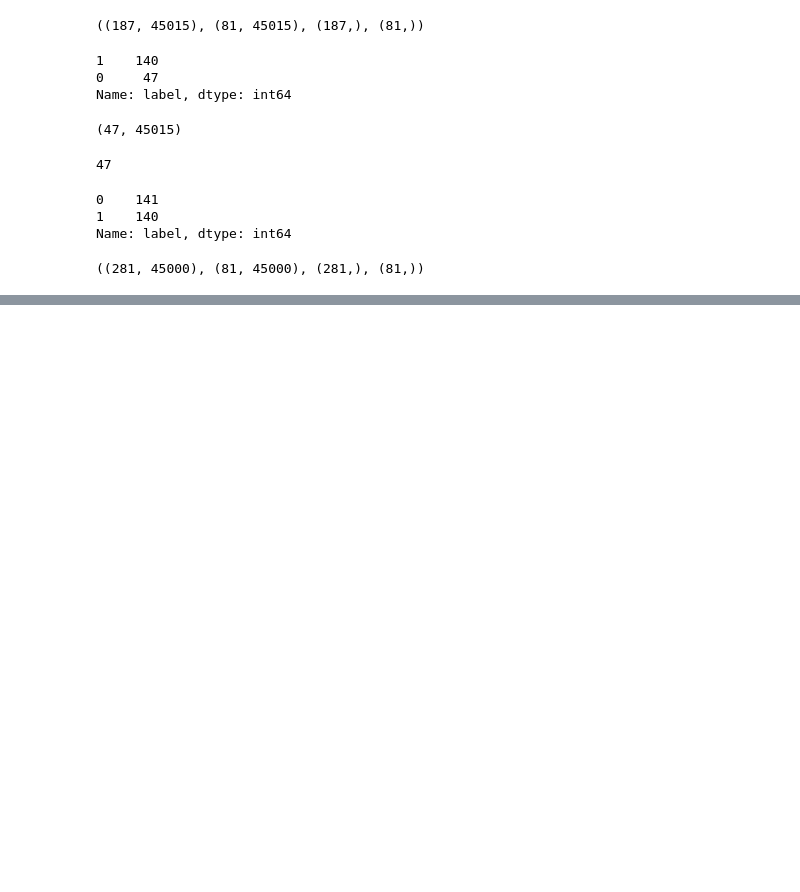
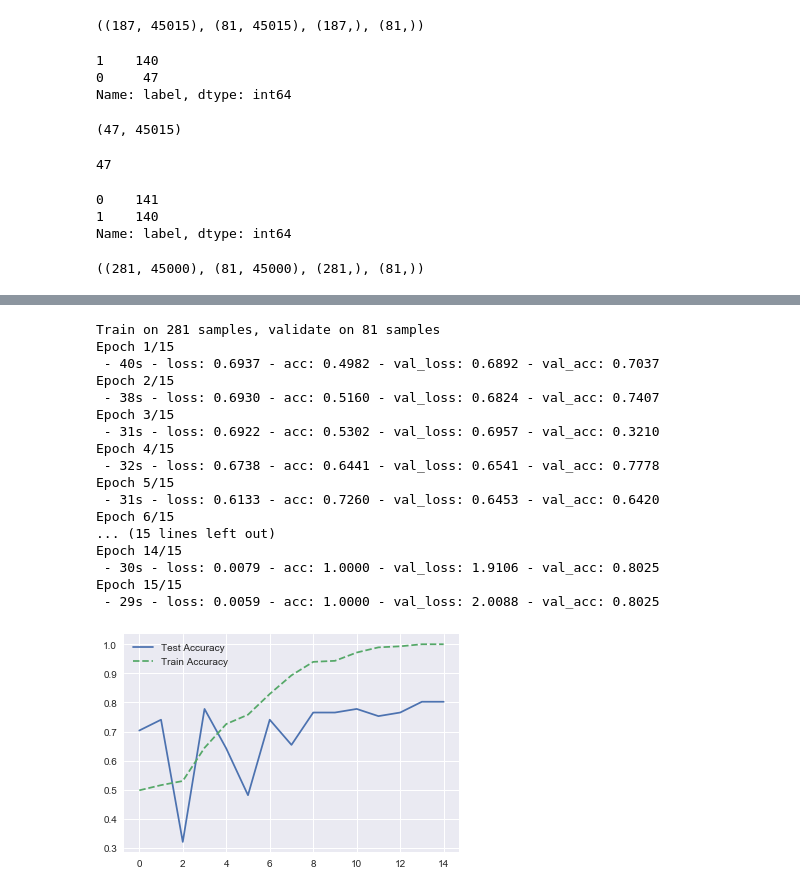
Before and after one commit to Kenghsin/house-image-classification, a Jupyter notebook: 5 model-cnn-pinole.ipynb, the cells around one changed output, grey strips where cells are left out. Drawn from its saved outputs; the diff is of its cells as text; code cells hidden in the pictures; blank space fills up the shorter version.

```diff
--- a/5 model-cnn-pinole.ipynb
+++ b/5 model-cnn-pinole.ipynb
@@ -410,0 +534,30 @@ Epoch 15/15
+# %%
+results = model.fit(X_train_reshape,
+                    y_train,
+                    batch_size = 32,
+                    epochs = 15,
+                    validation_data=(X_test_reshape, y_test),
+                    verbose = 2)
+
+plt.plot(results.history['val_acc'], label = 'Test Accuracy')
+plt.plot(results.history['acc'], label = 'Train Accuracy', ls = '--')
+plt.legend();
+# %% [output]
+Train on 281 samples, validate on 81 samples
+Epoch 1/15
+ - 40s - loss: 0.6937 - acc: 0.4982 - val_loss: 0.6892 - val_acc: 0.7037
+Epoch 2/15
+ - 38s - loss: 0.6930 - acc: 0.5160 - val_loss: 0.6824 - val_acc: 0.7407
+Epoch 3/15
+ - 31s - loss: 0.6922 - acc: 0.5302 - val_loss: 0.6957 - val_acc: 0.3210
+Epoch 4/15
+ - 32s - loss: 0.6738 - acc: 0.6441 - val_loss: 0.6541 - val_acc: 0.7778
+Epoch 5/15
+ - 31s - loss: 0.6133 - acc: 0.7260 - val_loss: 0.6453 - val_acc: 0.6420
+Epoch 6/15
+... (15 lines left out)
+Epoch 14/15
+ - 30s - loss: 0.0079 - acc: 1.0000 - val_loss: 1.9106 - val_acc: 0.8025
+Epoch 15/15
+ - 29s - loss: 0.0059 - acc: 1.0000 - val_loss: 2.0088 - val_acc: 0.8025
+[figure, added]
```
Also changed, not shown: parts of 8 cells of this notebook, 14 other files.
